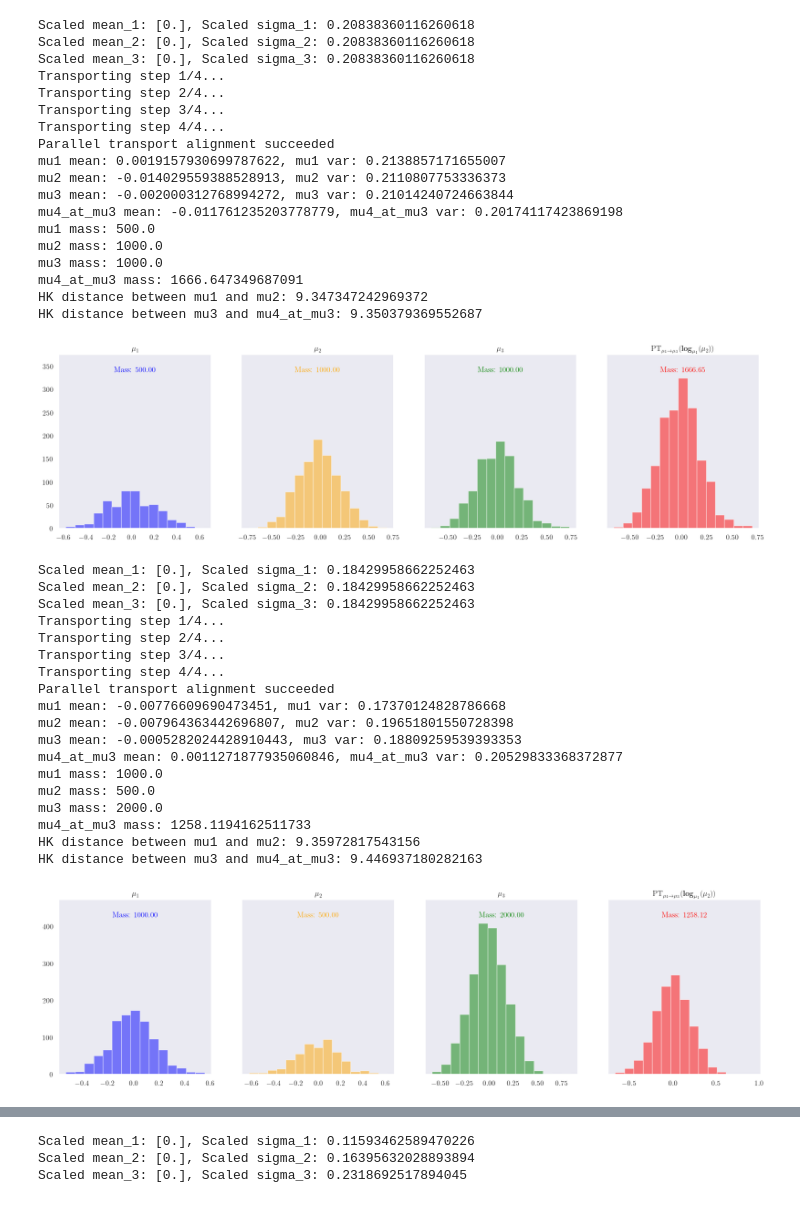
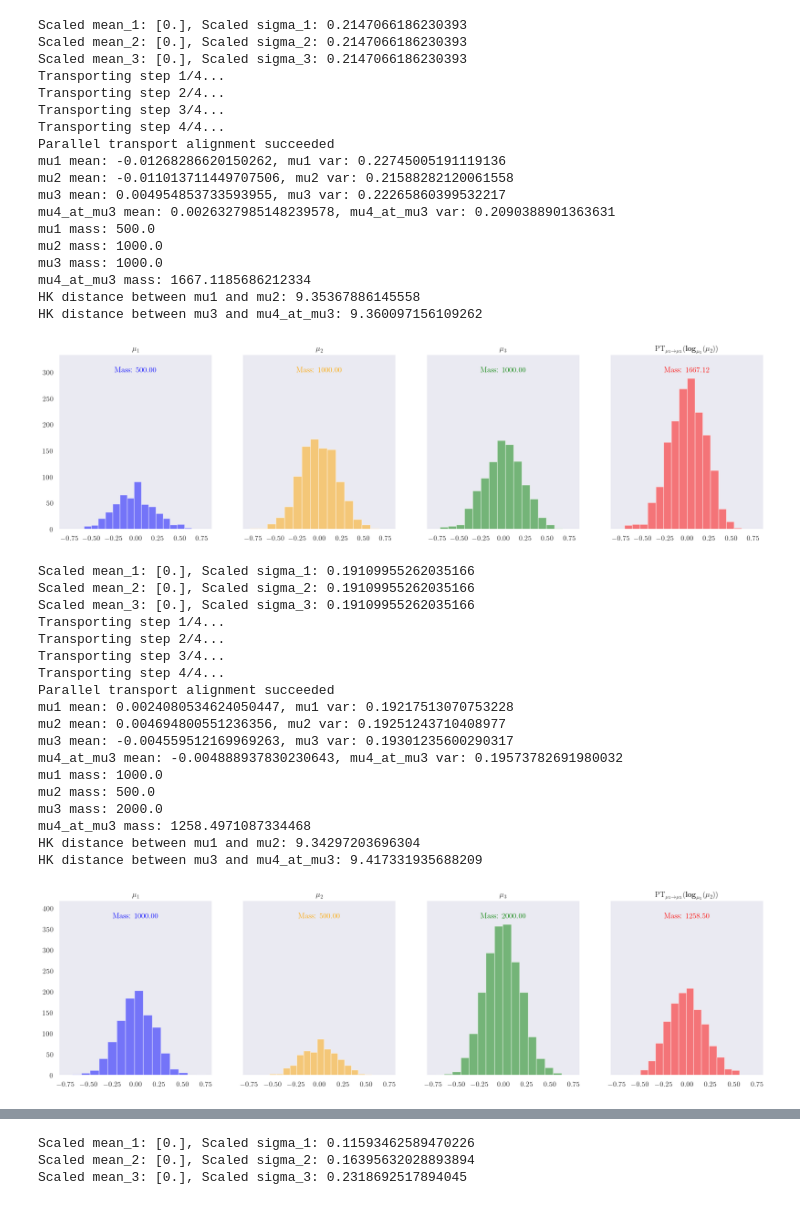
Before and after one commit to TristanSaidi/HKPT, a Jupyter notebook: notebooks/HK_pt.ipynb, the cells around one changed output, grey strips where cells are left out. Cells and saved outputs as stored; diff of their text form; code cells hidden in the pictures.

```diff
--- a/notebooks/HK_pt.ipynb
+++ b/notebooks/HK_pt.ipynb
@@ -102,6 +102,17 @@ axs[2].text(0.5, 0.9, f"Mass: {mu3.weights.sum():.2f}", transform=axs[2].transAx
 if mu4_at_mu3 is not None:
     axs[3].text(0.5, 0.9, f"Mass: {mu4_at_mu3.weights.sum():.2f}", transform=axs[3].transAxes, color='red', ha='center')
 
+all_hist_samples = [
+    mu1.samples.flatten(),
+    mu2.samples.flatten(),
+    mu3.samples.flatten(),
+]
+if mu4_at_mu3 is not None:
+    all_hist_samples.append(mu4_at_mu3.samples.flatten())
+max_abs_x = np.max(np.abs(np.concatenate(all_hist_samples)))
+for ax in axs:
+    ax.set_xlim(-1.1 * max_abs_x, 1.1 * max_abs_x)
+
 # get rid of grid lines
 for ax in axs:
     ax.grid(False)
@@ -122,25 +133,25 @@ hk_distance_mu3_mu4_at_mu3 = hkpt.hk_distance(mu3, mu4_at_mu3)
 print(f"HK distance between mu1 and mu2: {hk_distance_mu1_mu2}")
 print(f"HK distance between mu3 and mu4_at_mu3: {hk_distance_mu3_mu4_at_mu3}")
 # %% [output]
-Scaled mean_1: [0.], Scaled sigma_1: 0.20838360116260618
-Scaled mean_2: [0.], Scaled sigma_2: 0.20838360116260618
-Scaled mean_3: [0.], Scaled sigma_3: 0.20838360116260618
+Scaled mean_1: [0.], Scaled sigma_1: 0.2147066186230393
+Scaled mean_2: [0.], Scaled sigma_2: 0.2147066186230393
+Scaled mean_3: [0.], Scaled sigma_3: 0.2147066186230393
 Transporting step 1/4...
 Transporting step 2/4...
 Transporting step 3/4...
 Transporting step 4/4...
 Parallel transport alignment succeeded
-mu1 mean: 0.0019157930699787622, mu1 var: 0.2138857171655007
-mu2 mean: -0.014029559388528913, mu2 var: 0.2110807753336373
-mu3 mean: -0.002000312768994272, mu3 var: 0.21014240724663844
-mu4_at_mu3 mean: -0.011761235203778779, mu4_at_mu3 var: 0.20174117423869198
+mu1 mean: -0.01268286620150262, mu1 var: 0.22745005191119136
+mu2 mean: -0.011013711449707506, mu2 var: 0.21588282120061558
+mu3 mean: 0.004954853733593955, mu3 var: 0.22265860399532217
+mu4_at_mu3 mean: 0.0026327985148239578, mu4_at_mu3 var: 0.2090388901363631
 mu1 mass: 500.0
 mu2 mass: 1000.0
 mu3 mass: 1000.0
-mu4_at_mu3 mass: 1666.647349687091
-HK distance between mu1 and mu2: 9.347347242969372
-HK distance between mu3 and mu4_at_mu3: 9.350379369552687
+mu4_at_mu3 mass: 1667.1185686212334
+HK distance between mu1 and mu2: 9.35367886145558
+HK distance between mu3 and mu4_at_mu3: 9.360097156109262
-[figure, old version]
+[figure, new version]
 # %%
 n_1 = 1000
 n_2 = 500
@@ -225,46 +236,57 @@ axs[2].text(0.5, 0.9, f"Mass: {mu3.weights.sum():.2f}", transform=axs[2].transAx
 if mu4_at_mu3 is not None:
     axs[3].text(0.5, 0.9, f"Mass: {mu4_at_mu3.weights.sum():.2f}", transform=axs[3].transAxes, color='red', ha='center')
 
+all_hist_samples = [
+    mu1.samples.flatten(),
+    mu2.samples.flatten(),
+    mu3.samples.flatten(),
+]
+if mu4_at_mu3 is not None:
+    all_hist_samples.append(mu4_at_mu3.samples.flatten())
+max_abs_x = np.max(np.abs(np.concatenate(all_hist_samples)))
+for ax in axs:
+    ax.set_xlim(-1.1 * max_abs_x, 1.1 * max_abs_x)
+
 # get rid of grid lines
 for ax in axs:
     ax.grid(False)
 
 # save figure
 plt.savefig('../Figures/HK_parallel_transport_1d_mass_decrease_no_mean_shift.pdf', dpi=800)
 
 
 # print mass of all measures
 print(f"mu1 mass: {mu1.weights.sum()}")
 print(f"mu2 mass: {mu2.weights.sum()}")
 print(f"mu3 mass: {mu3.weights.sum()}")
 if mu4_at_mu3 is not None:
     print(f"mu4_at_mu3 mass: {mu4_at_mu3.weights.sum()}")
 
 # print HK distance between mu1 and mu3, and between mu1 and mu3_at_mu1
 hk_distance_mu1_mu2 = hkpt.hk_distance(mu1, mu2)
 hk_distance_mu3_mu4_at_mu3 = hkpt.hk_distance(mu3, mu4_at_mu3)
 print(f"HK distance between mu1 and mu2: {hk_distance_mu1_mu2}")
 print(f"HK distance between mu3 and mu4_at_mu3: {hk_distance_mu3_mu4_at_mu3}")
 # %% [output]
-Scaled mean_1: [0.], Scaled sigma_1: 0.18429958662252463
-Scaled mean_2: [0.], Scaled sigma_2: 0.18429958662252463
-Scaled mean_3: [0.], Scaled sigma_3: 0.18429958662252463
+Scaled mean_1: [0.], Scaled sigma_1: 0.19109955262035166
+Scaled mean_2: [0.], Scaled sigma_2: 0.19109955262035166
+Scaled mean_3: [0.], Scaled sigma_3: 0.19109955262035166
 Transporting step 1/4...
 Transporting step 2/4...
 Transporting step 3/4...
 Transporting step 4/4...
 Parallel transport alignment succeeded
-mu1 mean: -0.00776609690473451, mu1 var: 0.17370124828786668
-mu2 mean: -0.007964363442696807, mu2 var: 0.19651801550728398
-mu3 mean: -0.0005282024428910443, mu3 var: 0.18809259539393353
-mu4_at_mu3 mean: 0.0011271877935060846, mu4_at_mu3 var: 0.20529833368372877
+mu1 mean: 0.0024080534624050447, mu1 var: 0.19217513070753228
+mu2 mean: 0.004694800551236356, mu2 var: 0.19251243710408977
+mu3 mean: -0.004559512169969263, mu3 var: 0.19301235600290317
+mu4_at_mu3 mean: -0.004888937830230643, mu4_at_mu3 var: 0.19573782691980032
 mu1 mass: 1000.0
 mu2 mass: 500.0
 mu3 mass: 2000.0
-mu4_at_mu3 mass: 1258.1194162511733
-HK distance between mu1 and mu2: 9.35972817543156
-HK distance between mu3 and mu4_at_mu3: 9.446937180282163
+mu4_at_mu3 mass: 1258.4971087334468
+HK distance between mu1 and mu2: 9.34297203696304
+HK distance between mu3 and mu4_at_mu3: 9.417331935688209
-[figure, old version]
+[figure, new version]
 # %%
 n_1 = 1000
 n_2 = 1000
```
Also changed, not shown: parts of 2 cells of this notebook.
